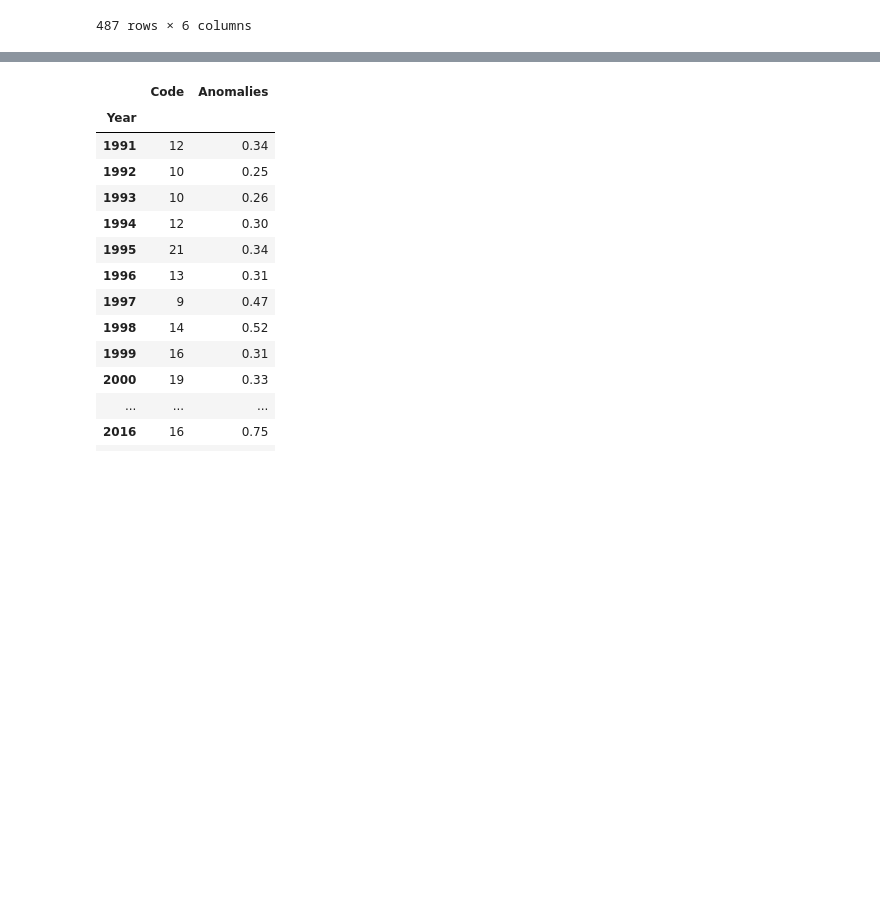
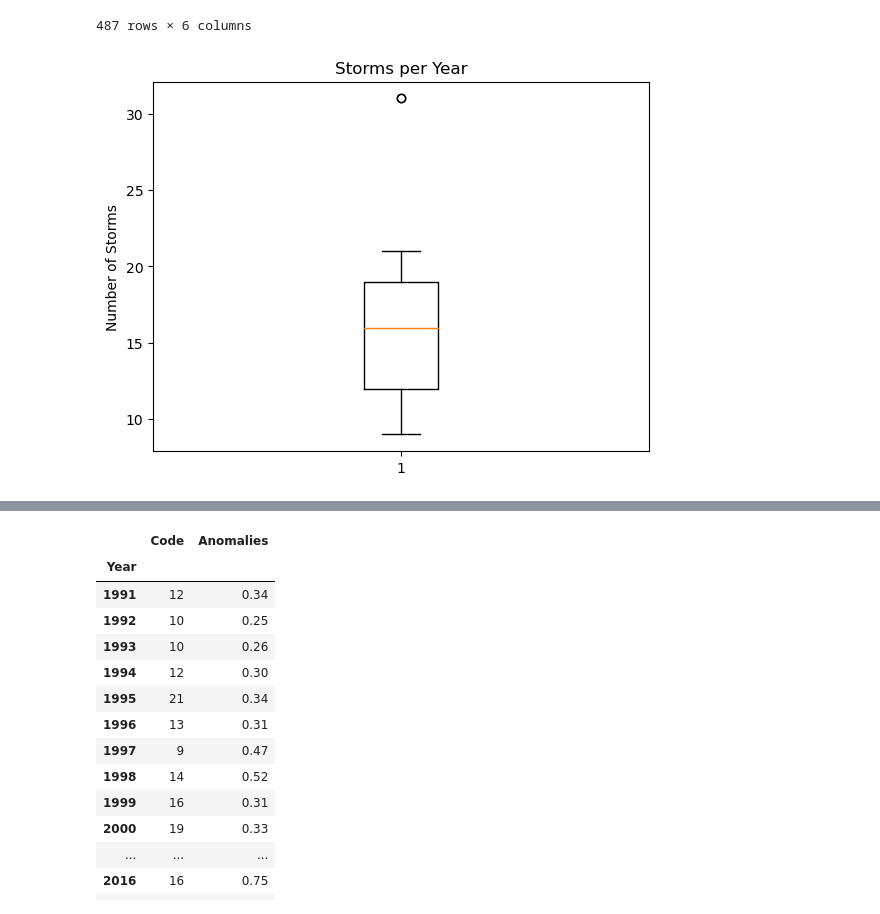
Before and after one commit to STWoodbury/TeamAwesome, a Jupyter notebook: ScatterPlotsAndRegressions.ipynb, the cells around one changed output, grey strips where cells are left out. Drawn from its saved outputs; the diff is of its cells as text; code cells hidden in the pictures; blank space fills up the shorter version.

```diff
--- a/ScatterPlotsAndRegressions.ipynb
+++ b/ScatterPlotsAndRegressions.ipynb
@@ -49,3 +49,13 @@ data2
 spy = data2.groupby('Year')['Code'].count()
 anomalies = pd.Series(data2.groupby('Year')["Anomaly"].mean(), name = "Anomalies")
 categorymean = data2.groupby('Year')['Max Category Rating'].mean()
+# %%
+# Generate a box plot that shows the distrubution of storms per year
+fig1, ax = plt.subplots()
+ax.set_title('Storms per Year')
+ax.set_ylabel('Number of Storms')
+ax.boxplot(list(spy))
+flierprops={'marker': 'o', 'markersize': 10, 'markerfacecolor': 'red'}
+plt.savefig('Visualizations/Stormsperyearbox')
+# %% [output]
+[figure, added]
```
Also changed, not shown: parts of 1 cell of this notebook, 5 other files.
